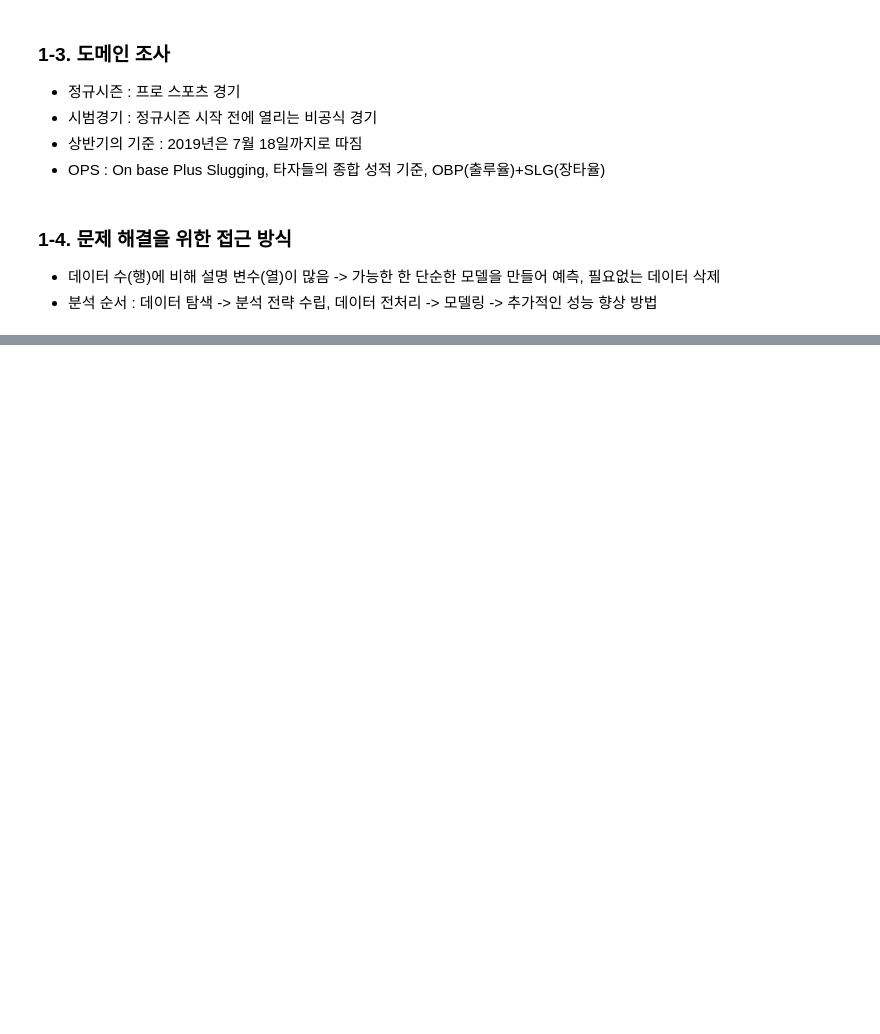
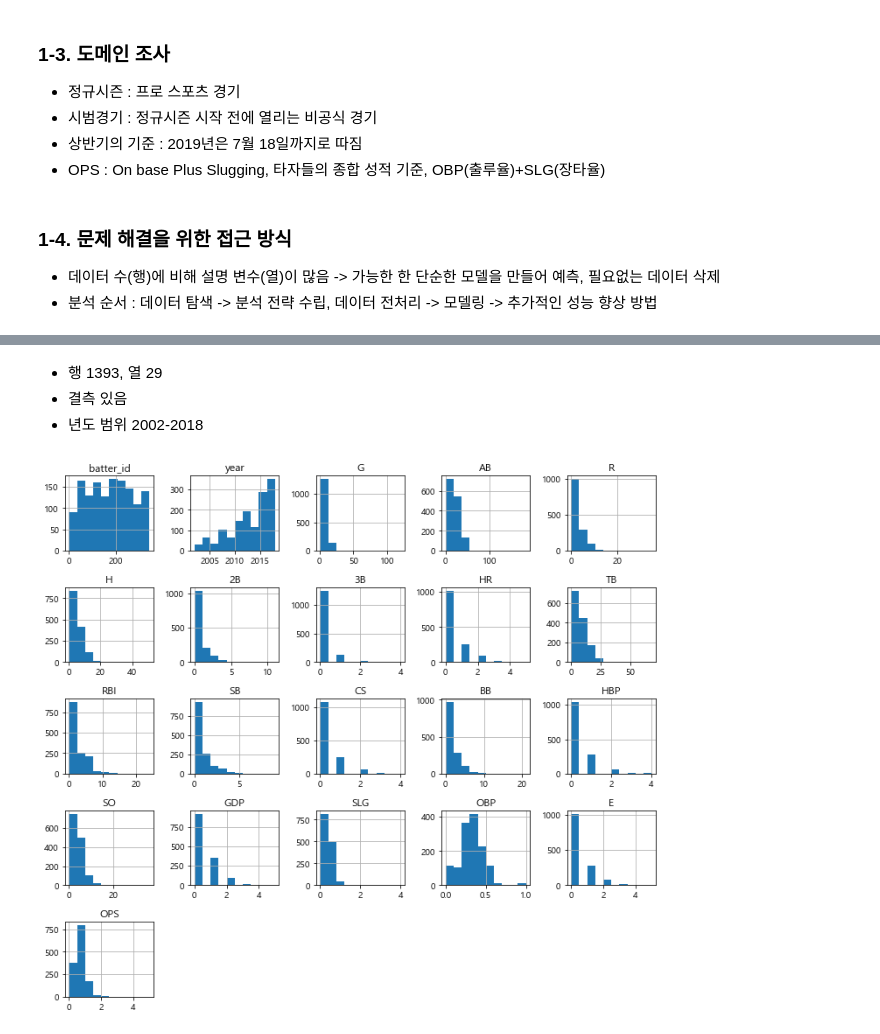
Before and after one commit to Jay-Jun123/Dacon_contest_solution_book, a Jupyter notebook: 1. KBO/KBO.ipynb, the cells around one changed output, grey strips where cells are left out. Saved outputs shown, nothing was run; the diff lists cells and outputs as text; code cells hidden in the pictures; blank space fills up the shorter version.

Commit message:
add Pre_season code

```diff
--- a/1. KBO/KBO.ipynb
+++ b/1. KBO/KBO.ipynb
@@ -41,0 +42,14 @@ import platform
+# %%
+# 한글 폰트 사용
+if platform.system() == 'Windows' :
+    font_name = font_manager.FontProperties(fname="c:/Windows/Fonts/malgun.ttf").get_name()
+    rc('font',family=font_name)
+else :
+    rc('font', family = 'AppleGothic')
+
+# 그래프에서 -기호 사용
+mlt.rcParams['axes.unicode_minus'] = False
+# %%
+# Data 불러오기
+Pre = pd.read_csv(r'./data/Pre_Season_batter.csv')
+Reg = pd.read_csv(r'./data/Regular_Season_Batter.csv')
@@ -41,0 +144,11 @@ import platform
+# %% [markdown]
+- 행 1393, 열 29
+- 결측 있음
+- 년도 범위 2002-2018
+# %%
+# Data 시각화
+Pre.hist(figsize=(10,9))
+plt.tight_layout()
+plt.show()
+# %% [output]
+[figure, added]
```
Also changed, not shown: parts of 14 cells of this notebook.
